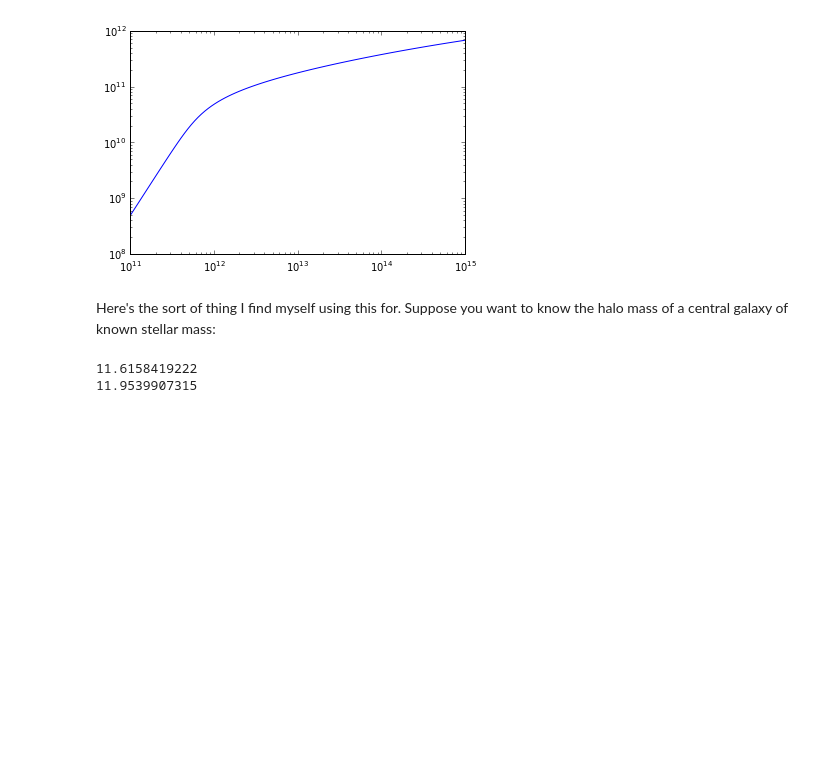
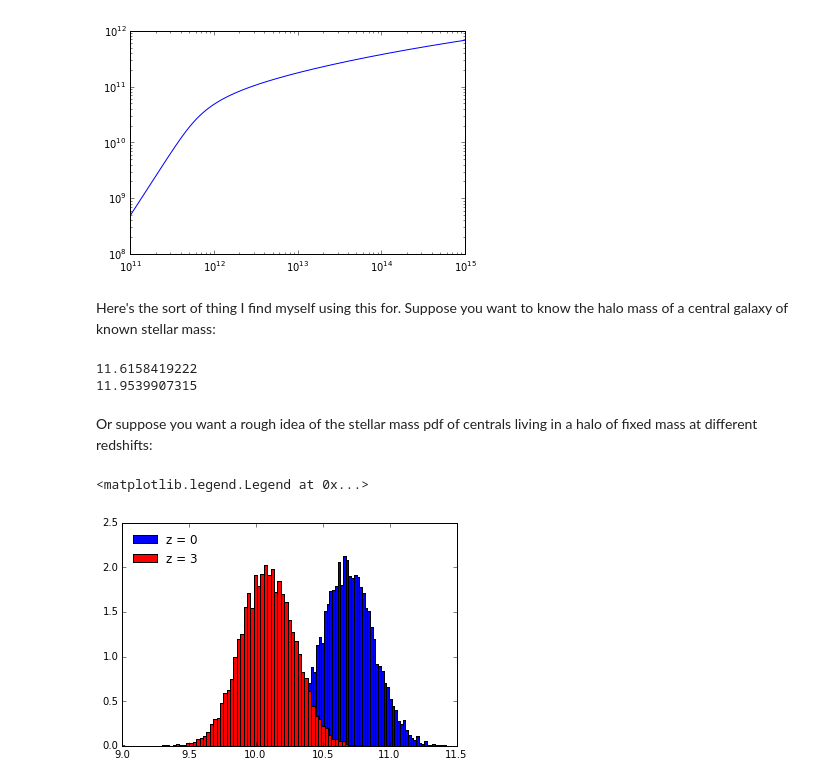
Before and after one commit to parejkoj/halotools, a Jupyter notebook: hearin15_demo.ipynb, the cells around one changed output. Cells and saved outputs as stored; diff of their text form; code cells hidden in the pictures; blank space fills up the shorter version.

Commit message:
Demo of mc stellar mass

```diff
--- a/hearin15_demo.ipynb
+++ b/hearin15_demo.ipynb
@@ -330,3 +363,18 @@ print(beh.mean_log_halo_mass(log_stellar_mass = 10.1, redshift = 2))
 # %% [output]
 11.6158419222
 11.9539907315
+# %% [markdown]
+Or suppose you want a rough idea of the stellar mass pdf of centrals living in a halo of fixed mass at different redshifts:
+# %%
+mass = np.zeros(1e4) + 1e12
+sm0 = beh.mc_stellar_mass(prim_haloprop = mass, redshift = 0)
+sm3 = beh.mc_stellar_mass(prim_haloprop = mass, redshift = 3)
+# %%
+p0 = plt.hist(np.log10(sm0), bins = np.linspace(9.5, 11.5, 100),
+              color='blue', normed=True, label='z = 0')
+p3 = plt.hist(np.log10(sm3), bins = np.linspace(9, 11.5, 100),
+              color='red', normed=True, label='z = 3')
+plt.legend(frameon=False, loc=2)
+# %% [output]
+<matplotlib.legend.Legend at 0x...>
+[figure, added]
```
Also changed, not shown: parts of 13 cells of this notebook.
